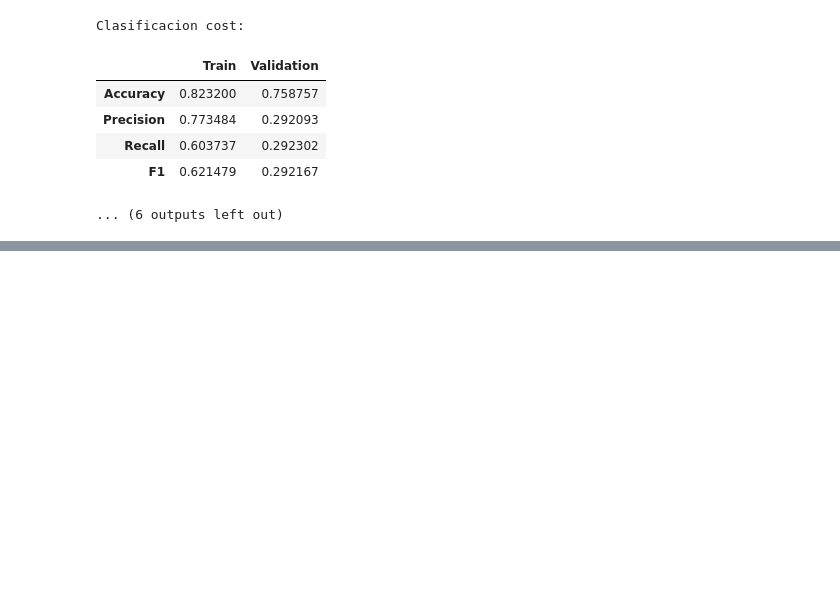
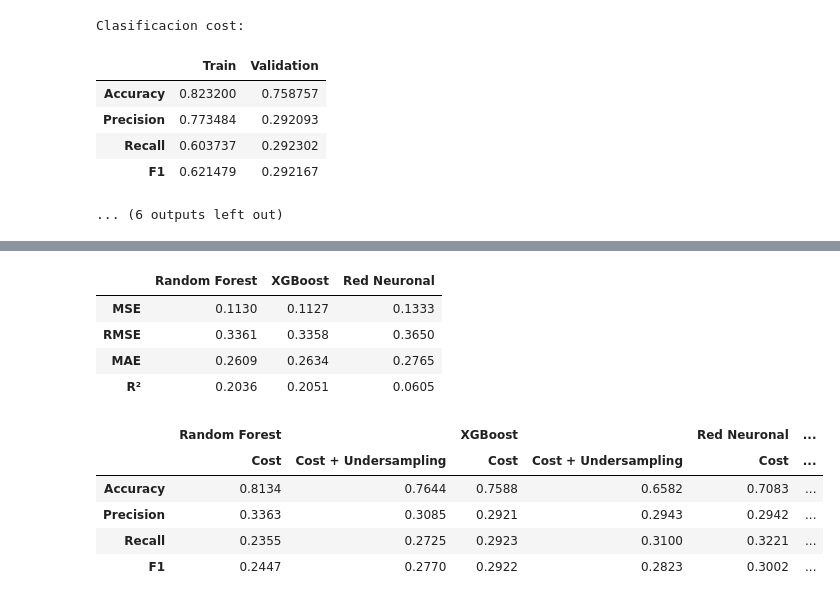
Before and after one commit to SolGarciaPereyra/Clasificador_Recomendador_Libros, a Jupyter notebook: ModeloAvanzado_FeaturesAvanzadas.ipynb, the cells around one changed output, grey strips where cells are left out. Cells and saved outputs as stored; diff of their text form; code cells hidden in the pictures; blank space fills up the shorter version.

```diff
--- a/ModeloAvanzado_FeaturesAvanzadas.ipynb
+++ b/ModeloAvanzado_FeaturesAvanzadas.ipynb
@@ -838,0 +845,45 @@ Clasificacion cost:
+# %%
+#Agrupo los reuslatdos en una sola tabla para ahorrar espacio en el informe:
+#Aclaracion: Hardcodeamos los resultados encontrados porque tardo mucho en correr el notebook,
+#entonces preferimos usar ese tiempo corriendo otros modelos y otras secciones del trabajo
+#Para los resultados de regresion:
+tabla_regresion = pd.DataFrame({
+        "Random Forest": [0.112964, 0.336101, 0.260872, 0.203582],
+        "XGBoost":       [0.112742, 0.335770, 0.263413, 0.205148],
+        "Red Neuronal":  [0.133252, 0.365037, 0.276452, 0.060543],
+    },
+    index = ["MSE", "RMSE", "MAE", "R²"])
+display(tabla_regresion.round(4))
+
+#Para clasificacion:
+columnas = pd.MultiIndex.from_tuples([
+    ("Random Forest", "Cost"),
+    ("Random Forest", "Cost + Undersampling"),
+    ("XGBoost", "Cost"),
+    ("XGBoost", "Cost + Undersampling"),
+    ("Red Neuronal", "Cost"),
+    ("Red Neuronal", "Cost + Undersampling"),
+])
+
+tabla_clasificacion = pd.DataFrame([
+        [0.813382, 0.764358, 0.758757, 0.658183, 0.708330, 0.753584],  # Accuracy
+        [0.336334, 0.308524, 0.292093, 0.294256, 0.294237, 0.289307],  # Precision
+        [0.235527, 0.272472, 0.292302, 0.309971, 0.322107, 0.303963],  # Recall
+        [0.244745, 0.276963, 0.292167, 0.282259, 0.300226, 0.295335],  # F1
+    ],
+    index = ["Accuracy", "Precision", "Recall", "F1"],
+    columns = columnas)
+
+display(tabla_clasificacion.round(4))
+# %% [output]
+|  | Random Forest | XGBoost | Red Neuronal |
+| MSE | 0.1130 | 0.1127 | 0.1333 |
+| RMSE | 0.3361 | 0.3358 | 0.3650 |
+| MAE | 0.2609 | 0.2634 | 0.2765 |
+| R² | 0.2036 | 0.2051 | 0.0605 |
+|  | Random Forest |  | XGBoost |  | Red Neuronal | ... |
+|  | Cost | Cost + Undersampling | Cost | Cost + Undersampling | Cost | ... |
+| Accuracy | 0.8134 | 0.7644 | 0.7588 | 0.6582 | 0.7083 | ... |
+| Precision | 0.3363 | 0.3085 | 0.2921 | 0.2943 | 0.2942 | ... |
+| Recall | 0.2355 | 0.2725 | 0.2923 | 0.3100 | 0.3221 | ... |
+| F1 | 0.2447 | 0.2770 | 0.2922 | 0.2823 | 0.3002 | ... |
```
Also changed, not shown: parts of 1 cell of this notebook.
